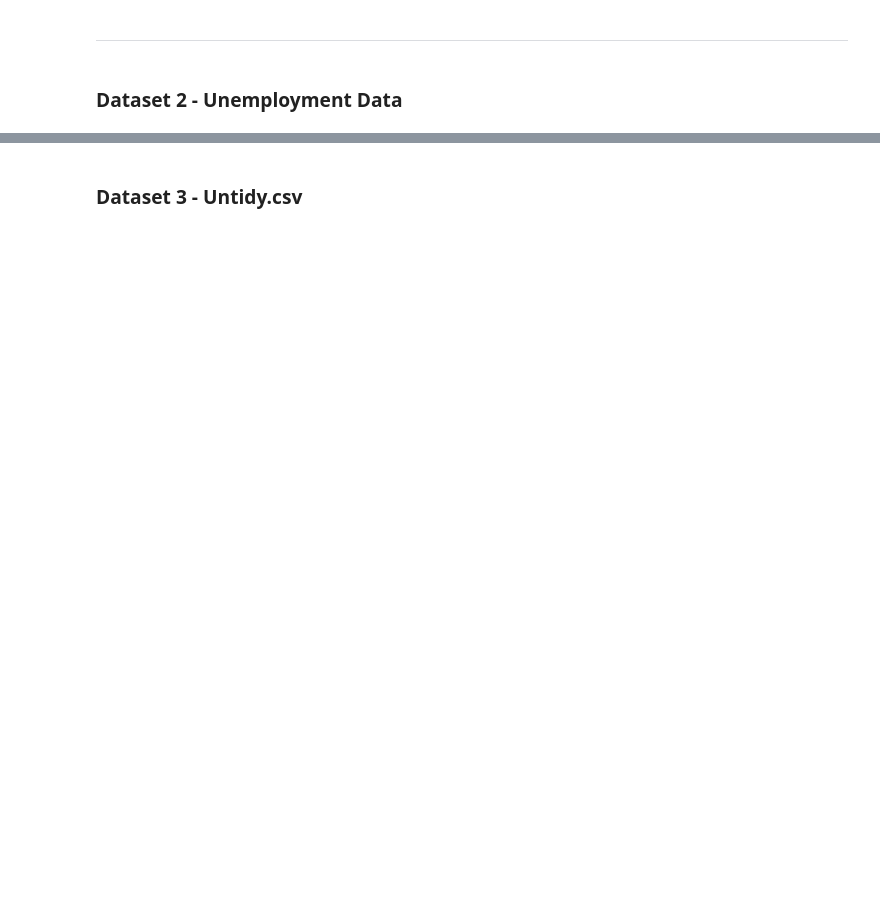
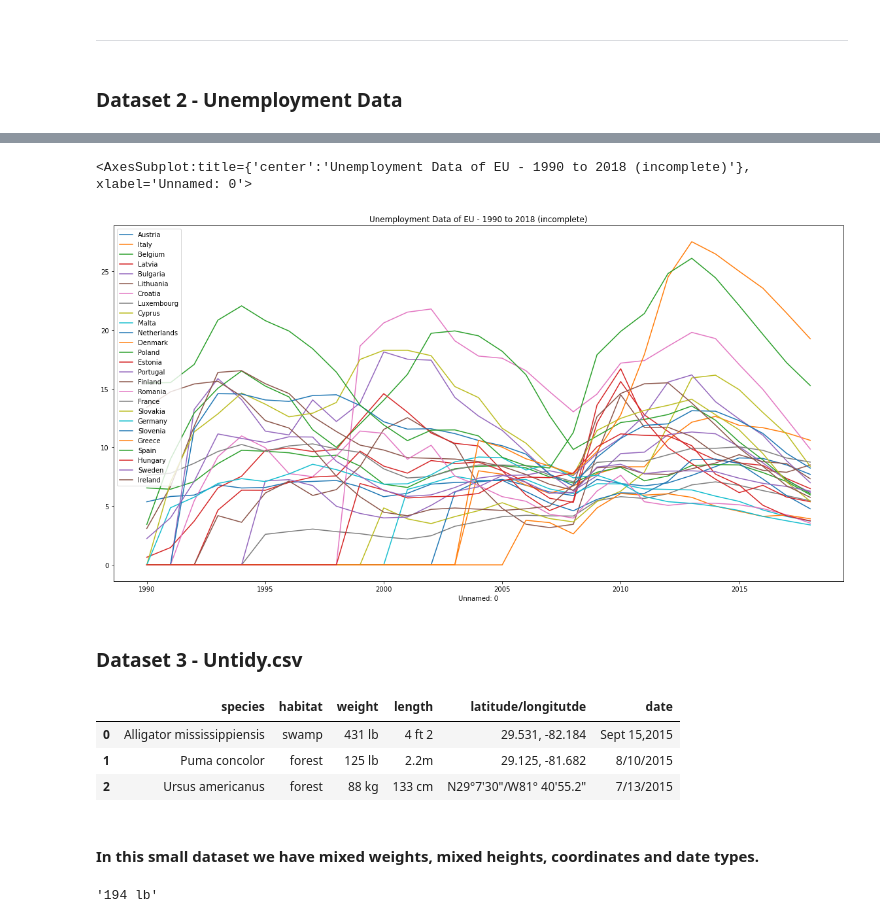
Before and after one commit to alexander-waite/IS362_Project2, a Jupyter notebook: Project2.ipynb, the cells around one changed output, grey strips where cells are left out. Cells and saved outputs as stored; diff of their text form; code cells hidden in the pictures; blank space fills up the shorter version.

```diff
--- a/Project2.ipynb
+++ b/Project2.ipynb
@@ -136,4 +178,17 @@ unemployment_data = pd.read_csv('unemploymentdata.csv')
+# %%
+unempdata.filter(items=EU_list).plot(figsize=(20,10), title="Unemployment Data of EU - 1990 to 2018 (incomplete)")
+# %% [output]
+<AxesSubplot:title={'center':'Unemployment Data of EU - 1990 to 2018 (incomplete)'}, xlabel='Unnamed: 0'>
+[figure, added]
 # %% [markdown]
 ### Dataset 3 - Untidy.csv
 # %%
 untidy_data = pd.read_csv('untidy.csv')
+untidy_data
+# %% [output]
+|  | species | habitat | weight | length | latitude/longitutde | date |
+| 0 | Alligator mississippiensis | swamp | 431 lb | 4 ft 2 | 29.531, -82.184 | Sept 15,2015 |
+| 1 | Puma concolor | forest | 125 lb | 2.2m | 29.125, -81.682 | 8/10/2015 |
+| 2 | Ursus americanus | forest | 88 kg | 133 cm | N29°7'30"/W81° 40'55.2" | 7/13/2015 |
+# %% [markdown]
+#### In this small dataset we have mixed weights, mixed heights, coordinates and date types.
@@ -139,0 +198,6 @@ untidy_data = pd.read_csv('untidy.csv')
+# %%
+newval =  str(int(kg_to_lb_convert(int(untidy_data['weight'][2][:2]))))+' lb'
+untidy_data['weight'][2] =  newval
+untidy_data['weight'][2]
+# %% [output]
+'194 lb'
```
Also changed, not shown: parts of 27 cells of this notebook.
